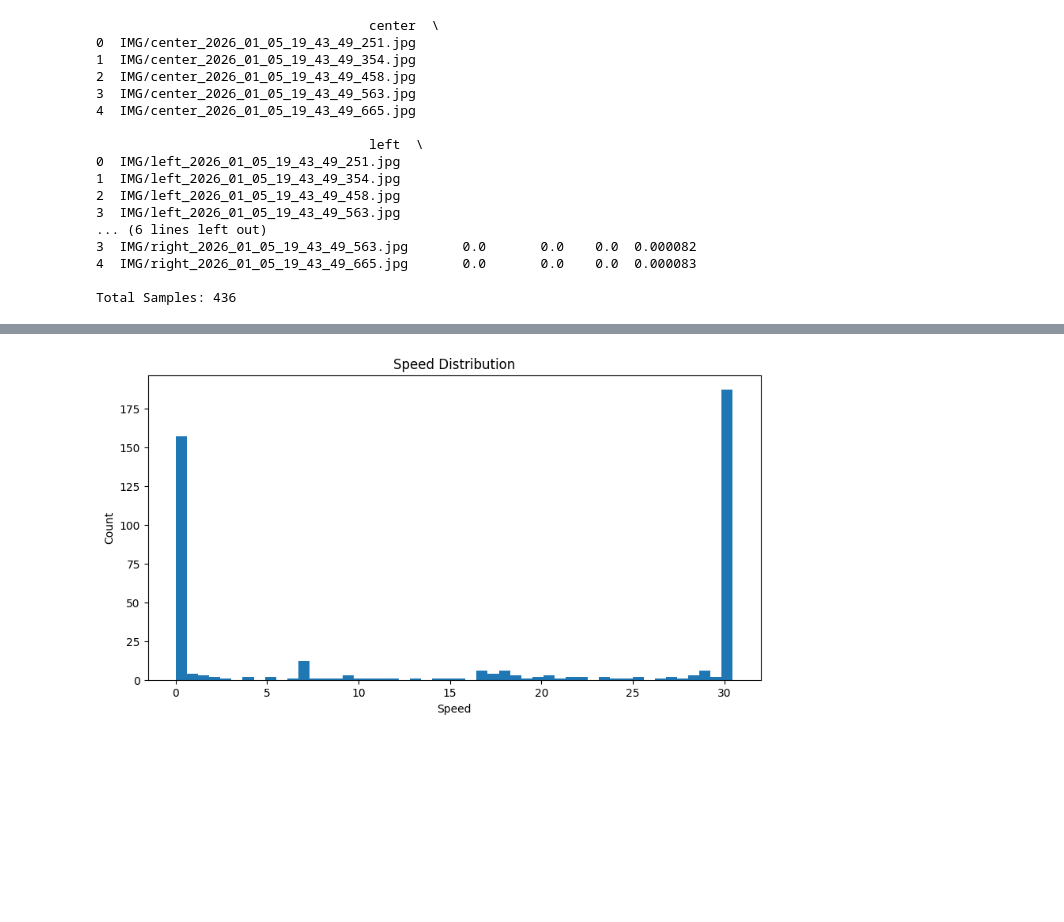
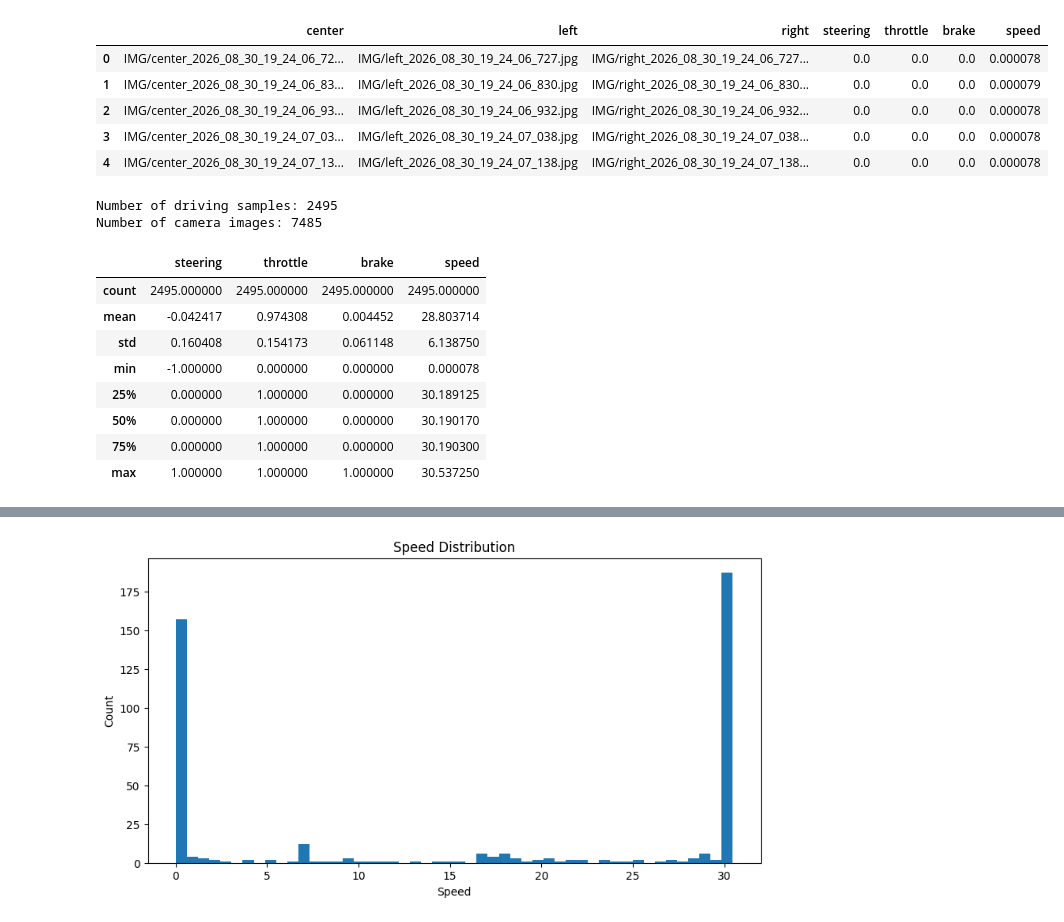
Before and after one commit to eljesam/Smart-Tech-CA2, a Jupyter notebook: exploration.ipynb, the cells around one changed output, grey strips where cells are left out. Saved outputs shown, nothing was run; the diff lists cells and outputs as text; code cells hidden in the pictures; blank space fills up the shorter version.

```diff
--- a/exploration.ipynb
+++ b/exploration.ipynb
@@ -1,29 +1,45 @@
 # %%
 import pandas as pd
+import numpy as np
 import matplotlib.pyplot as plt
-import numpy as np
+import os
 from sklearn.utils import shuffle
-
-data = pd.read_csv('data/driving_log_relative.csv')
-
-print (data.head())
-print("\nTotal Samples:", len(data))
-# %% [output]
-                                   center  \
-0  IMG/center_2026_01_05_19_43_49_251.jpg
-1  IMG/center_2026_01_05_19_43_49_354.jpg
-2  IMG/center_2026_01_05_19_43_49_458.jpg
-3  IMG/center_2026_01_05_19_43_49_563.jpg
-4  IMG/center_2026_01_05_19_43_49_665.jpg
-
-                                   left  \
-0  IMG/left_2026_01_05_19_43_49_251.jpg
-1  IMG/left_2026_01_05_19_43_49_354.jpg
-2  IMG/left_2026_01_05_19_43_49_458.jpg
-3  IMG/left_2026_01_05_19_43_49_563.jpg
-... (6 lines left out)
-3  IMG/right_2026_01_05_19_43_49_563.jpg       0.0       0.0    0.0  0.000082
-4  IMG/right_2026_01_05_19_43_49_665.jpg       0.0       0.0    0.0  0.000083
-
-Total Samples: 436
+# %%
+columns = [
+    'center',
+    'left',
+    'right',
+    'steering',
+    'throttle',
+    'brake',
+    'speed'
+]
+
+df = pd.read_csv('C:/Users/eljes/StudioProjects/Smart-Tech-CA2/data/driving_log.csv', names=columns)
+
+df.head()
+# %% [output]
+|  | center | left | right | steering | throttle | brake | speed |
+| 0 | IMG/center_2026_08_30_19_24_06_72... | IMG/left_2026_08_30_19_24_06_727.jpg | IMG/right_2026_08_30_19_24_06_727... | 0.0 | 0.0 | 0.0 | 0.000078 |
+| 1 | IMG/center_2026_08_30_19_24_06_83... | IMG/left_2026_08_30_19_24_06_830.jpg | IMG/right_2026_08_30_19_24_06_830... | 0.0 | 0.0 | 0.0 | 0.000079 |
+| 2 | IMG/center_2026_08_30_19_24_06_93... | IMG/left_2026_08_30_19_24_06_932.jpg | IMG/right_2026_08_30_19_24_06_932... | 0.0 | 0.0 | 0.0 | 0.000078 |
+| 3 | IMG/center_2026_08_30_19_24_07_03... | IMG/left_2026_08_30_19_24_07_038.jpg | IMG/right_2026_08_30_19_24_07_038... | 0.0 | 0.0 | 0.0 | 0.000078 |
+| 4 | IMG/center_2026_08_30_19_24_07_13... | IMG/left_2026_08_30_19_24_07_138.jpg | IMG/right_2026_08_30_19_24_07_138... | 0.0 | 0.0 | 0.0 | 0.000078 |
+# %%
+print("Number of driving samples:", len(df))
+print("Number of camera images:", len(df) * 3)
+
+df.describe()
+# %% [output]
+Number of driving samples: 2495
+Number of camera images: 7485
+|  | steering | throttle | brake | speed |
+| count | 2495.000000 | 2495.000000 | 2495.000000 | 2495.000000 |
+| mean | -0.042417 | 0.974308 | 0.004452 | 28.803714 |
+| std | 0.160408 | 0.154173 | 0.061148 | 6.138750 |
+| min | -1.000000 | 0.000000 | 0.000000 | 0.000078 |
+| 25% | 0.000000 | 1.000000 | 0.000000 | 30.189125 |
+| 50% | 0.000000 | 1.000000 | 0.000000 | 30.190170 |
+| 75% | 0.000000 | 1.000000 | 0.000000 | 30.190300 |
+| max | 1.000000 | 1.000000 | 1.000000 | 30.537250 |
 # %%
```
Also changed, not shown: parts of 2 cells of this notebook, 2 other files.
